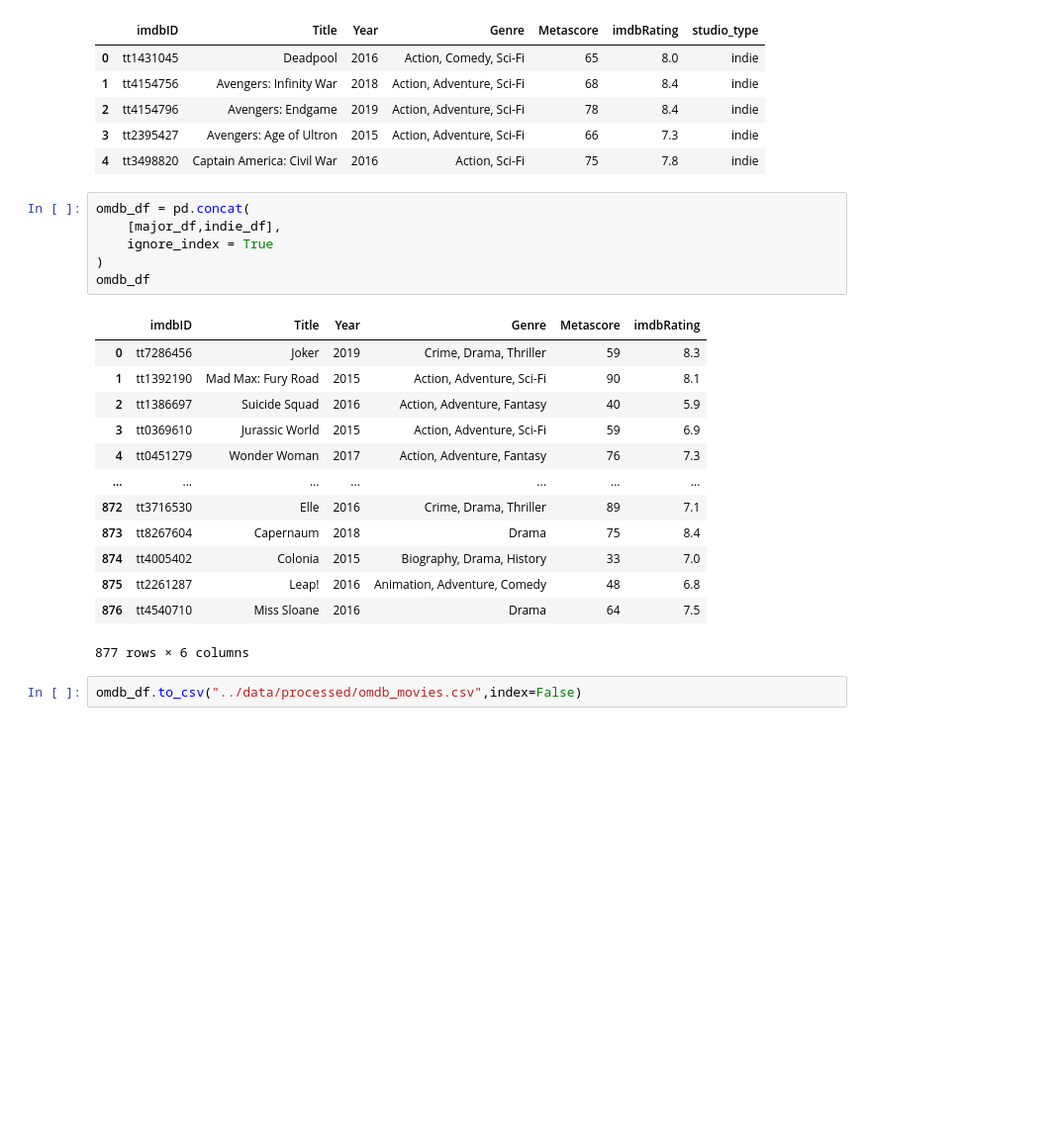
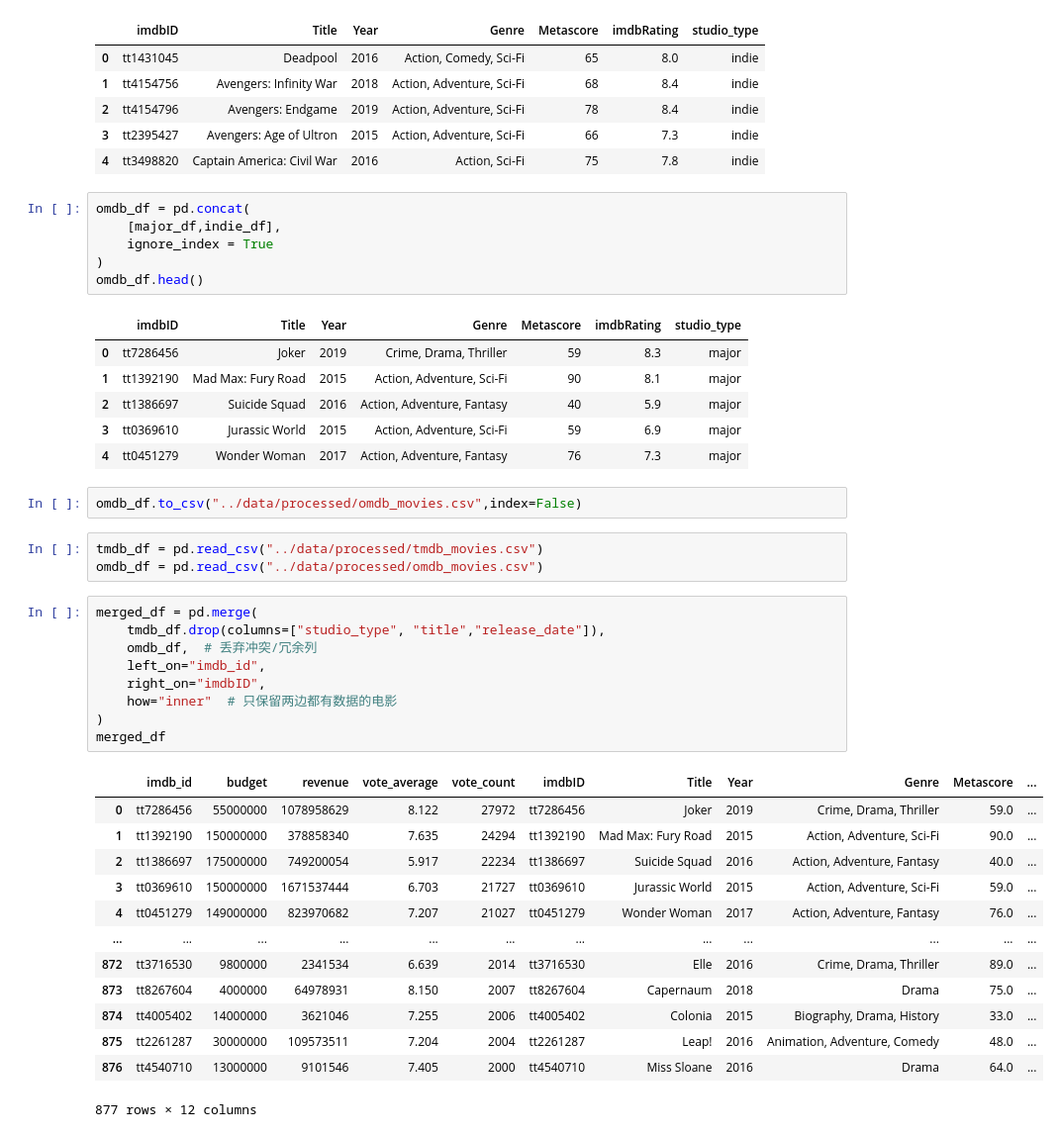
Before and after one commit to Emilyzh-glitch/ME204-final-project, a Jupyter notebook: notebooks/NB02b-Data-Transformation.ipynb, the cells around one changed output. Shown at 99% size. Cells and saved outputs as stored; diff of their text form; blank space fills up the shorter version.

Commit message:
merge tmdb/omdb table into one

```diff
--- a/notebooks/NB02b-Data-Transformation.ipynb
+++ b/notebooks/NB02b-Data-Transformation.ipynb
@@ -52,20 +52,39 @@ omdb_df = pd.concat(
     [major_df,indie_df],
     ignore_index = True
 )
-omdb_df
+omdb_df.head()
 # %% [output]
-|  | imdbID | Title | Year | Genre | Metascore | imdbRating |
-| 0 | tt7286456 | Joker | 2019 | Crime, Drama, Thriller | 59 | 8.3 |
-| 1 | tt1392190 | Mad Max: Fury Road | 2015 | Action, Adventure, Sci-Fi | 90 | 8.1 |
-| 2 | tt1386697 | Suicide Squad | 2016 | Action, Adventure, Fantasy | 40 | 5.9 |
-| 3 | tt0369610 | Jurassic World | 2015 | Action, Adventure, Sci-Fi | 59 | 6.9 |
-| 4 | tt0451279 | Wonder Woman | 2017 | Action, Adventure, Fantasy | 76 | 7.3 |
-| ... | ... | ... | ... | ... | ... | ... |
-| 872 | tt3716530 | Elle | 2016 | Crime, Drama, Thriller | 89 | 7.1 |
-| 873 | tt8267604 | Capernaum | 2018 | Drama | 75 | 8.4 |
-| 874 | tt4005402 | Colonia | 2015 | Biography, Drama, History | 33 | 7.0 |
-| 875 | tt2261287 | Leap! | 2016 | Animation, Adventure, Comedy | 48 | 6.8 |
-| 876 | tt4540710 | Miss Sloane | 2016 | Drama | 64 | 7.5 |
+|  | imdbID | Title | Year | Genre | Metascore | imdbRating | studio_type |
+| 0 | tt7286456 | Joker | 2019 | Crime, Drama, Thriller | 59 | 8.3 | major |
+| 1 | tt1392190 | Mad Max: Fury Road | 2015 | Action, Adventure, Sci-Fi | 90 | 8.1 | major |
+| 2 | tt1386697 | Suicide Squad | 2016 | Action, Adventure, Fantasy | 40 | 5.9 | major |
+| 3 | tt0369610 | Jurassic World | 2015 | Action, Adventure, Sci-Fi | 59 | 6.9 | major |
+| 4 | tt0451279 | Wonder Woman | 2017 | Action, Adventure, Fantasy | 76 | 7.3 | major |
-877 rows × 6 columns
 # %%
 omdb_df.to_csv("../data/processed/omdb_movies.csv",index=False)
+# %%
+tmdb_df = pd.read_csv("../data/processed/tmdb_movies.csv")
+omdb_df = pd.read_csv("../data/processed/omdb_movies.csv")
+# %%
+merged_df = pd.merge(
+    tmdb_df.drop(columns=["studio_type", "title","release_date"]),
+    omdb_df,  # 丢弃冲突/冗余列
+    left_on="imdb_id",
+    right_on="imdbID",
+    how="inner"  # 只保留两边都有数据的电影
+)
+merged_df
+# %% [output]
+|  | imdb_id | budget | revenue | vote_average | vote_count | imdbID | Title | Year | Genre | Metascore | ... |
+| 0 | tt7286456 | 55000000 | 1078958629 | 8.122 | 27972 | tt7286456 | Joker | 2019 | Crime, Drama, Thriller | 59.0 | ... |
+| 1 | tt1392190 | 150000000 | 378858340 | 7.635 | 24294 | tt1392190 | Mad Max: Fury Road | 2015 | Action, Adventure, Sci-Fi | 90.0 | ... |
+| 2 | tt1386697 | 175000000 | 749200054 | 5.917 | 22234 | tt1386697 | Suicide Squad | 2016 | Action, Adventure, Fantasy | 40.0 | ... |
+| 3 | tt0369610 | 150000000 | 1671537444 | 6.703 | 21727 | tt0369610 | Jurassic World | 2015 | Action, Adventure, Sci-Fi | 59.0 | ... |
+| 4 | tt0451279 | 149000000 | 823970682 | 7.207 | 21027 | tt0451279 | Wonder Woman | 2017 | Action, Adventure, Fantasy | 76.0 | ... |
+| ... | ... | ... | ... | ... | ... | ... | ... | ... | ... | ... | ... |
+| 872 | tt3716530 | 9800000 | 2341534 | 6.639 | 2014 | tt3716530 | Elle | 2016 | Crime, Drama, Thriller | 89.0 | ... |
+| 873 | tt8267604 | 4000000 | 64978931 | 8.150 | 2007 | tt8267604 | Capernaum | 2018 | Drama | 75.0 | ... |
+| 874 | tt4005402 | 14000000 | 3621046 | 7.255 | 2006 | tt4005402 | Colonia | 2015 | Biography, Drama, History | 33.0 | ... |
+| 875 | tt2261287 | 30000000 | 109573511 | 7.204 | 2004 | tt2261287 | Leap! | 2016 | Animation, Adventure, Comedy | 48.0 | ... |
+| 876 | tt4540710 | 13000000 | 9101546 | 7.405 | 2000 | tt4540710 | Miss Sloane | 2016 | Drama | 64.0 | ... |
+877 rows × 12 columns
```
Also changed, not shown: parts of 5 cells of this notebook, 1 other file.
